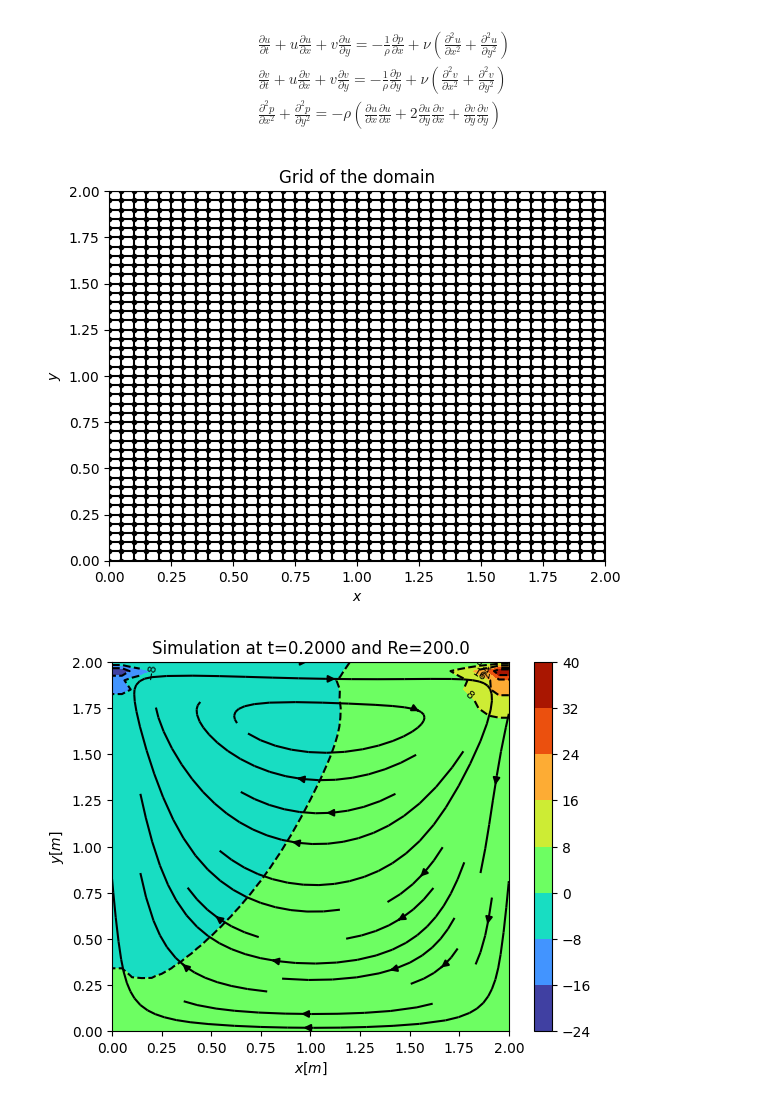
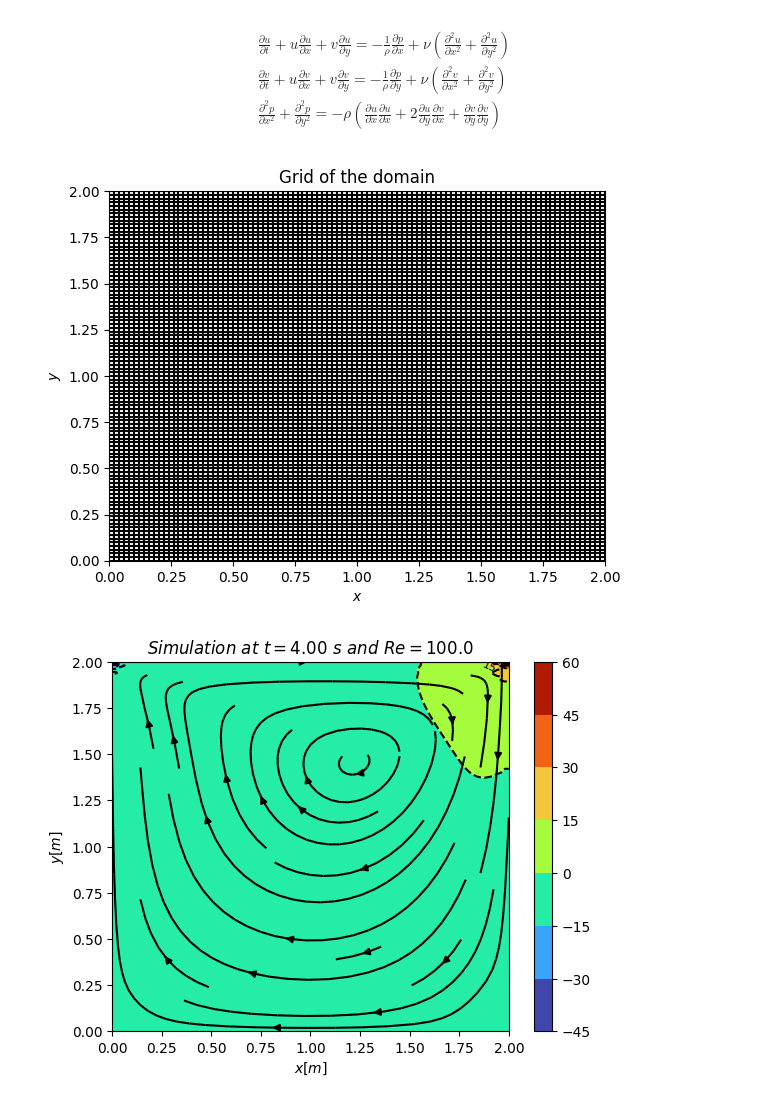
Before and after one commit to juhincapiem/CFD_codigos, a Jupyter notebook: FDM/LidDrivenCavity.ipynb, the cells around one changed output. Cells and saved outputs as stored; diff of their text form; code cells hidden in the pictures.

```diff
--- a/FDM/LidDrivenCavity.ipynb
+++ b/FDM/LidDrivenCavity.ipynb
@@ -38,7 +38,7 @@ class domain:
         for i in range(0,self.Nx+1):
             ax.plot(self.X[0,:], self.Y[i,:], color='k')
 
-        ax.plot(self.X, self.Y, color = 'k', ls='None', marker='.')  #Dentro del plano creado grafico
+        #ax.plot(self.X, self.Y, color = 'k', ls='None', marker='.')  #Dentro del plano creado grafico
         plt.xlim([0, Lx])
         plt.ylim([0, Ly])
         plt.title('Grid of the domain')
@@ -140,7 +140,7 @@ class domain:
         Contorno = plt.contour(self.X, self.Y, self.P2, colors='black', linestyles='dashed')
         plt.clabel(Contorno, inline = 1, fontsize=8)
         plt.streamplot(self.X, self.Y, self.u2, self.v2, density = 0.5, color = 'black')
-        plt.title('Simulation at t={:.4f} and Re={:.1f}'.format(self.t[-1], self.Re))
+        plt.title('$Simulation~at~t={:.2f}~s~and~Re={:.1f}$'.format(self.t[-1], self.Re))
         plt.xlabel('$x[m]$')
         plt.ylabel('$y[m]$')
         plt.xlim([0, self.Nx*self.dx])
@@ -148,19 +148,19 @@ class domain:
 # %%
 Lx = 2
 Ly = 2
-dx = 0.05
-dy = 0.05
+dx = 0.02
+dy = 0.02
 cavity = domain(Lx, Ly, dx, dy)
 # %% [output]
-[figure, old version]
+[figure, new version]
 # %%
-T = 0.2
-dt = 0.001
-rho = (1.0)
+T = 4.0
+dt = 0.0001
+rho = (1)
 nu = (0.1)
 eta = (nu/rho)
-lidVel = 10
+lidVel = 5
 cavity.velocity(T, dt, eta, rho, lidVel)
 cavity.plotter()
 # %% [output]
-[figure, old version]
+[figure, new version]
```
